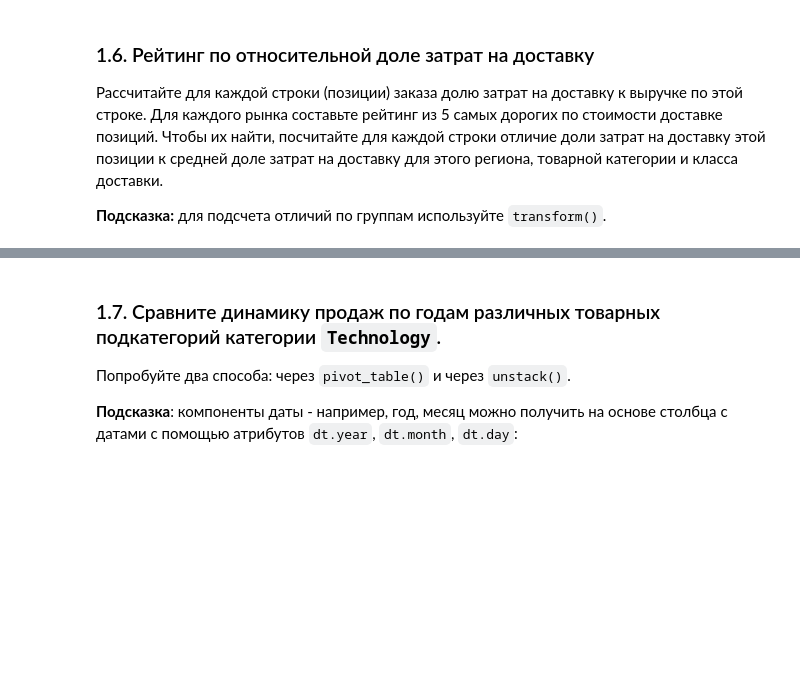
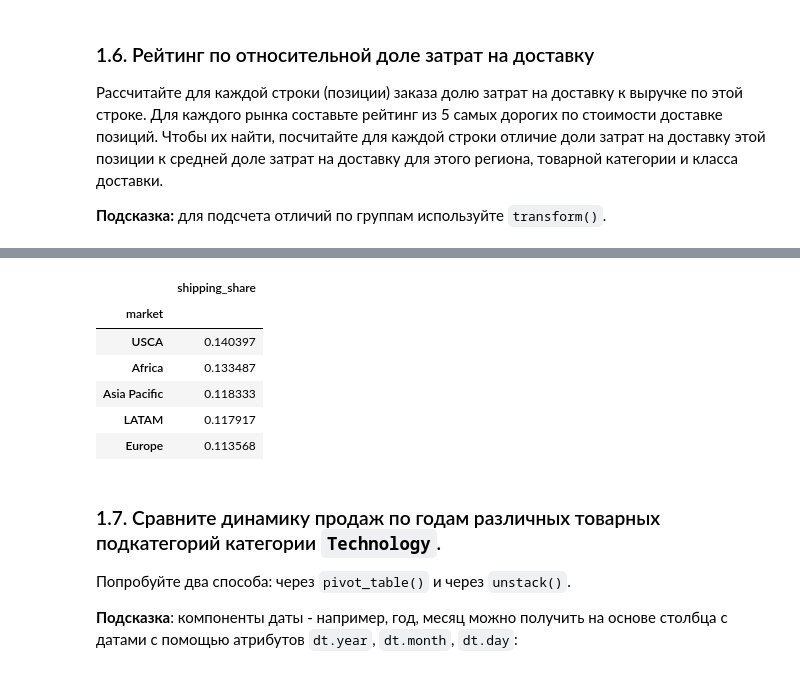
Before and after one commit to sevenzing/delete_this, a Jupyter notebook: lab5/seminar5_groupby_joins.ipynb, the cells around one changed output, grey strips where cells are left out. Drawn from its saved outputs; the diff is of its cells as text; code cells hidden in the pictures; blank space fills up the shorter version.

```diff
--- a/lab5/seminar5_groupby_joins.ipynb
+++ b/lab5/seminar5_groupby_joins.ipynb
@@ -286,3 +289,15 @@ orders_stat
+# %%
+# рейтинг из 5 самых дорогих по стоимости доставке позиций.
+# среднее значение shipping_share у каждого рынка
+orders_stat.groupby('market')[['shipping_share']].mean().sort_values(by='shipping_share', ascending=False)
+# %% [output]
+|  | shipping_share |
+| market |  |
+| USCA | 0.140397 |
+| Africa | 0.133487 |
+| Asia Pacific | 0.118333 |
+| LATAM | 0.117917 |
+| Europe | 0.113568 |
 # %% [markdown]
 ### 1.7. Сравните динамику продаж по годам различных товарных подкатегорий категории `Technology`.
 
```
Also changed, not shown: parts of 1 cell of this notebook.
